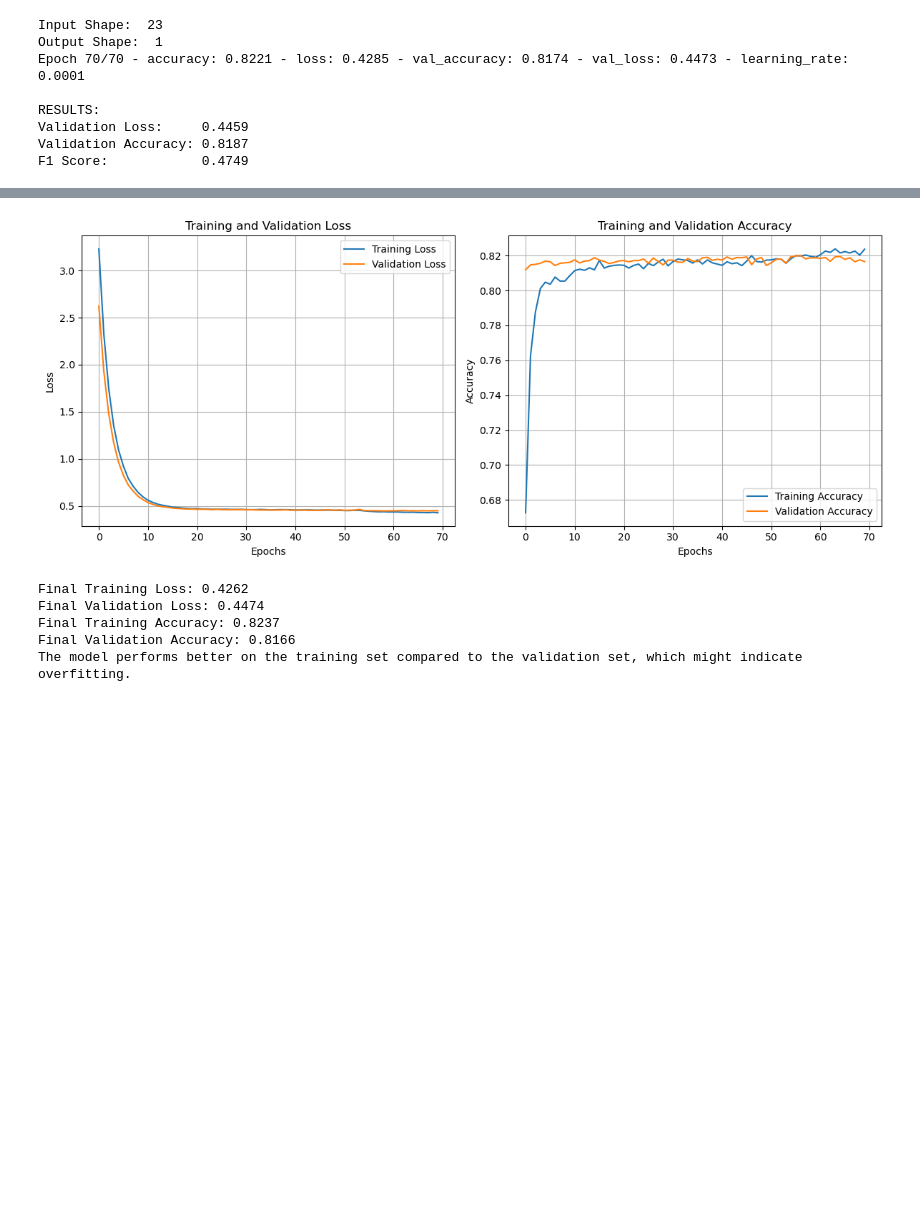
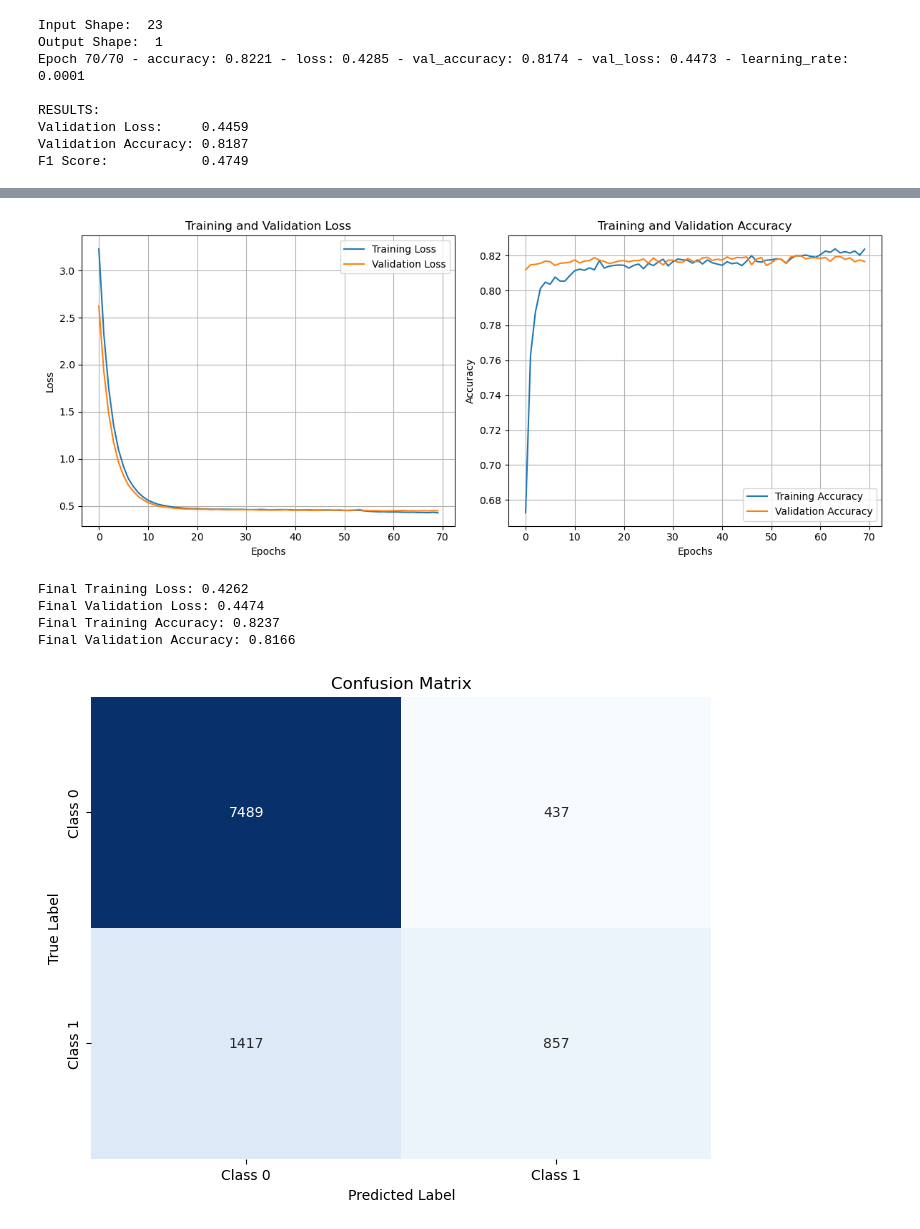
Before and after one commit to andreamoleri/AML-Assignments, a Jupyter notebook: Assignment 1/Assignment_one_template.ipynb, the cells around one changed output, grey strips where cells are left out. Cells and saved outputs as stored; diff of their text form; code cells hidden in the pictures; blank space fills up the shorter version.

```diff
--- a/Assignment 1/Assignment_one_template.ipynb
+++ b/Assignment 1/Assignment_one_template.ipynb
@@ -373,66 +383,77 @@ here goes any comment/visualization of the training history and any initial cons
 # %%
-import matplotlib.pyplot as plt
+# Import necessary libraries for plotting and evaluation
+import matplotlib.pyplot as plt  # Matplotlib for plotting
+import seaborn as sns  # Seaborn for enhanced visualization
+from sklearn.metrics import confusion_matrix  # Function to compute confusion matrix
+import numpy as np  # NumPy for numerical operations
 
 def plot_training_history(history):
     """
     Plots the training and validation loss and accuracy over epochs.
 
     Parameters:
-    history: History object returned from model.fit() that contains training and validation metrics for each epoch.
-
-    The function generates two subplots: one for loss and one for accuracy, for both the training and validation sets.
+    history (keras.callbacks.History): The history object returned from model.fit(),
+                                        containing loss and accuracy metrics.
     """
-    plt.figure(figsize=(12, 5))  # Set the size of the plot figure
+    plt.figure(figsize=(12, 5))  # Set the figure size for the plots
 
     # Plot training and validation loss
-    plt.subplot(1, 2, 1)  # Create a subplot for loss (1 row, 2 columns, 1st plot)
+    plt.subplot(1, 2, 1)  # Create a subplot for loss
     plt.plot(history.history['loss'], label='Training Loss')  # Plot training loss
     plt.plot(history.history['val_loss'], label='Validation Loss')  # Plot validation loss
-    plt.title('Training and Validation Loss')  # Set the title of the plot
-    plt.xlabel('Epochs')  # Label x-axis as 'Epochs'
-    plt.ylabel('Loss')  # Label y-axis as 'Loss'
-    plt.legend()  # Add a legend to differentiate between training and validation
-    plt.grid()  # Add a grid for better readability
+    plt.title('Training and Validation Loss')  # Set title for the loss plot
+    plt.xlabel('Epochs')  # Set x-axis label
+    plt.ylabel('Loss')  # Set y-axis label
+    plt.legend()  # Display legend
+    plt.grid()  # Show grid for better readability
 
     # Plot training and validation accuracy
-    plt.subplot(1, 2, 2)  # Create a subplot for accuracy (1 row, 2 columns, 2nd plot)
+    plt.subplot(1, 2, 2)  # Create a subplot for accuracy
     plt.plot(history.history['accuracy'], label='Training Accuracy')  # Plot training accuracy
     plt.plot(history.history['val_accuracy'], label='Validation Accuracy')  # Plot validation accuracy
-    plt.title('Training and Validation Accuracy')  # Set the title of the plot
-    plt.xlabel('Epochs')  # Label x-axis as 'Epochs'
-    plt.ylabel('Accuracy')  # Label y-axis as 'Accuracy'
-    plt.legend()  # Add a legend to differentiate between training and validation
-    plt.grid()  # Add a grid for better readability
+    plt.title('Training and Validation Accuracy')  # Set title for the accuracy plot
+    plt.xlabel('Epochs')  # Set x-axis label
+    plt.ylabel('Accuracy')  # Set y-axis label
+    plt.legend()  # Display legend
+    plt.grid()  # Show grid for better readability
 
-    plt.tight_layout()  # Adjust the layout to prevent overlap between subplots
+    plt.tight_layout()  # Adjust subplot parameters for a cleaner layout
     plt.show()  # Display the plots
 
-# Call the function to plot training history
+# Call the function to plot the training history
 plot_training_history(history)
 
-# Extract the final training and validation loss and accuracy from the history object
-final_train_loss = history.history['loss'][-1]
-final_val_loss = history.history['val_loss'][-1]
-final_train_accuracy = history.history['accuracy'][-1]
-final_val_accuracy = history.history['val_accuracy'][-1]
+# Extract and print final metrics from the training history
+final_train_loss = history.history['loss'][-1]  # Final training loss
+final_val_loss = history.history['val_loss'][-1]  # Final validation loss
+final_train_accuracy = history.history['accuracy'][-1]  # Final training accuracy
+final_val_accuracy = history.history['val_accuracy'][-1]  # Final validation accuracy
 
-# Print final metrics for training and validation
+# Print the final metrics
 print(f"Final Training Loss: {final_train_loss:.4f}")
 print(f"Final Validation Loss: {final_val_loss:.4f}")
 print(f"Final Training Accuracy: {final_train_accuracy:.4f}")
 print(f"Final Validation Accuracy: {final_val_accuracy:.4f}")
 
-# Compare training and validation performance and interpret the results
-if final_train_loss < final_val_loss:
-    print("The model performs better on the training set compared to the validation set, which might indicate overfitting.")
-elif final_train_loss > final_val_loss:
-    print("The model performs better on the validation set compared to the training set, indicating potential underfitting.")
-else:
-    print("The model performs similarly on both sets, suggesting a good fit.")
+# Generate predictions on the validation set
+y_pred_prob = model.predict(X_val_scaled, verbose=0)  # Predict probabilities
+y_pred = (y_pred_prob > 0.5).astype(int)  # Convert probabilities to binary predictions
+
+# Compute confusion matrix for predicted vs. true labels
+cm = confusion_matrix(y_val, y_pred)  # Generate confusion matrix
+
+# Plot the confusion matrix using Seaborn's heatmap
+plt.figure(figsize=(8, 6))  # Set the figure size for the confusion matrix plot
+sns.heatmap(cm, annot=True, fmt='d', cmap='Blues', cbar=False,
+            xticklabels=["Class 0", "Class 1"], yticklabels=["Class 0", "Class 1"])  # Customize labels
+plt.title('Confusion Matrix')  # Set title for the confusion matrix plot
+plt.xlabel('Predicted Label')  # Set x-axis label
+plt.ylabel('True Label')  # Set y-axis label
+plt.show()  # Display the confusion matrix plot
 # %% [output]
 [figure]
 Final Training Loss: 0.4262
 Final Validation Loss: 0.4474
 Final Training Accuracy: 0.8237
 Final Validation Accuracy: 0.8166
-The model performs better on the training set compared to the validation set, which might indicate overfitting.
+[figure, added]
```
Also changed, not shown: parts of 16 cells of this notebook, 2 other files.
